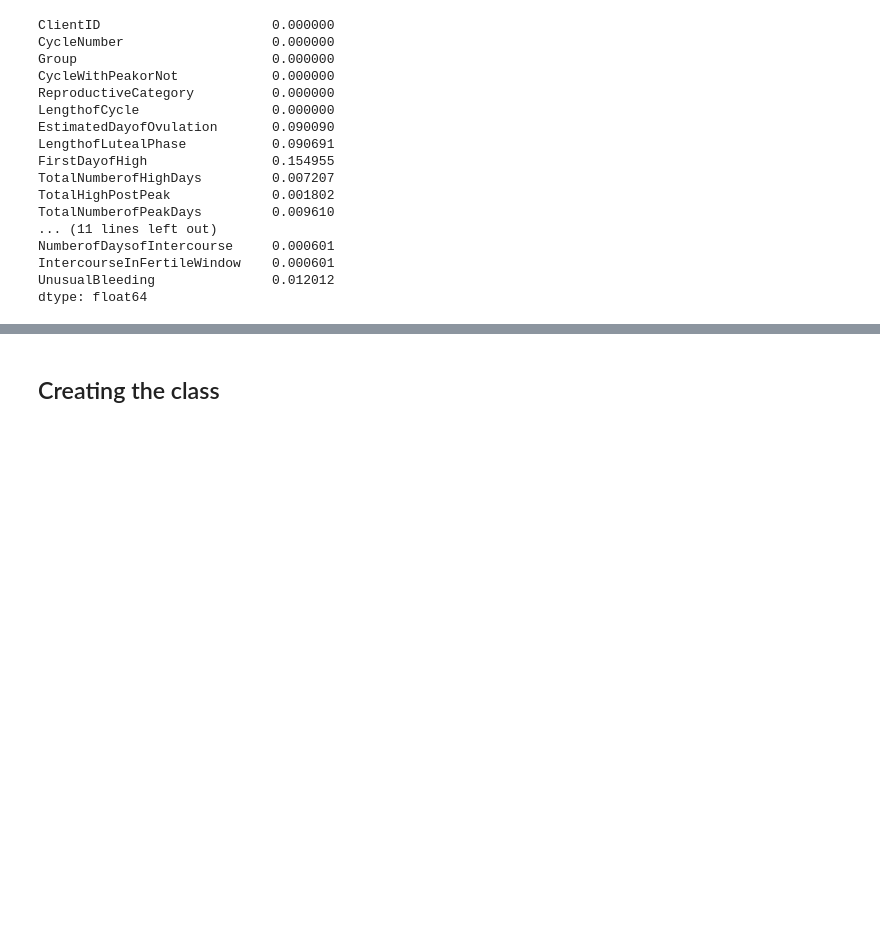
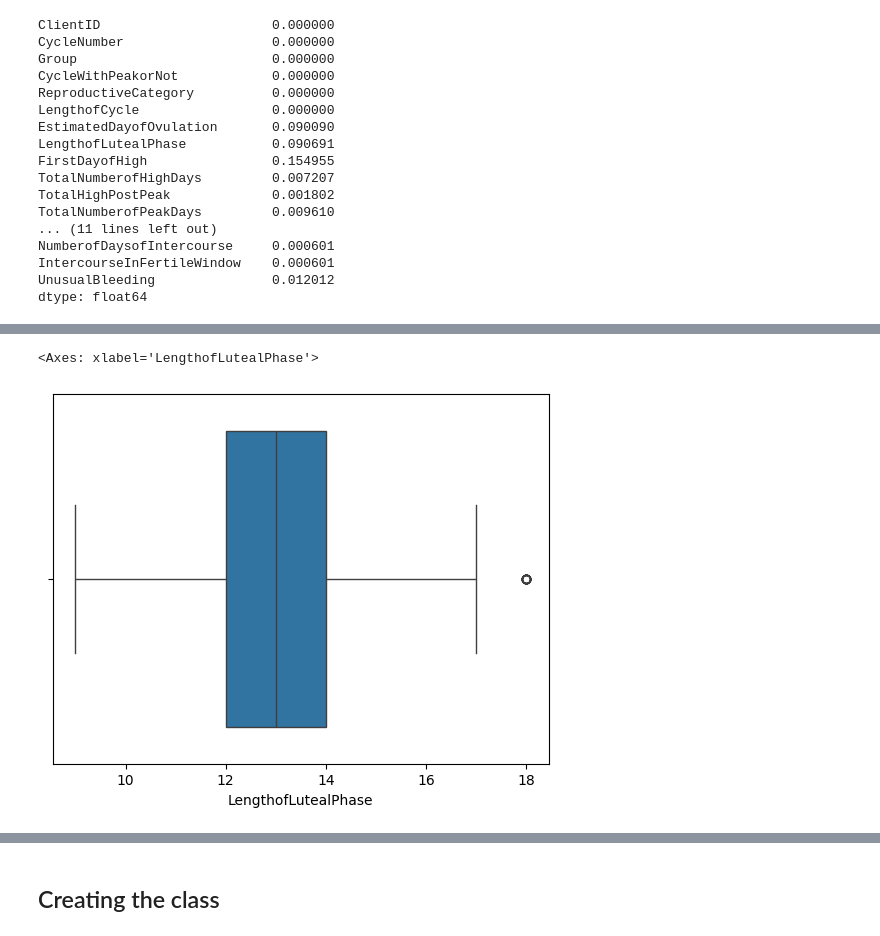
Before and after one commit to shuvo14051/menstrual-cycle-prediction, a Jupyter notebook: Cycle-Prediction-TabNet.ipynb, the cells around one changed output, grey strips where cells are left out. Cells and saved outputs as stored; diff of their text form; code cells hidden in the pictures; blank space fills up the shorter version.

```diff
--- a/Cycle-Prediction-TabNet.ipynb
+++ b/Cycle-Prediction-TabNet.ipynb
@@ -159,0 +148,2 @@ selected_df = selected_df.astype("float")
+# %%
+df_filled = df_filled[(df_filled["LengthofLutealPhase"] >= 9) & (df_filled["LengthofLutealPhase"] <= 18)]
@@ -159,0 +154,5 @@ selected_df = selected_df.astype("float")
+# %%
+sns.boxplot(x='LengthofLutealPhase', data=df_filled)
+# %% [output]
+<Axes: xlabel='LengthofLutealPhase'>
+[figure, added]
```
Also changed, not shown: parts of 65 cells of this notebook, 1 other file.
